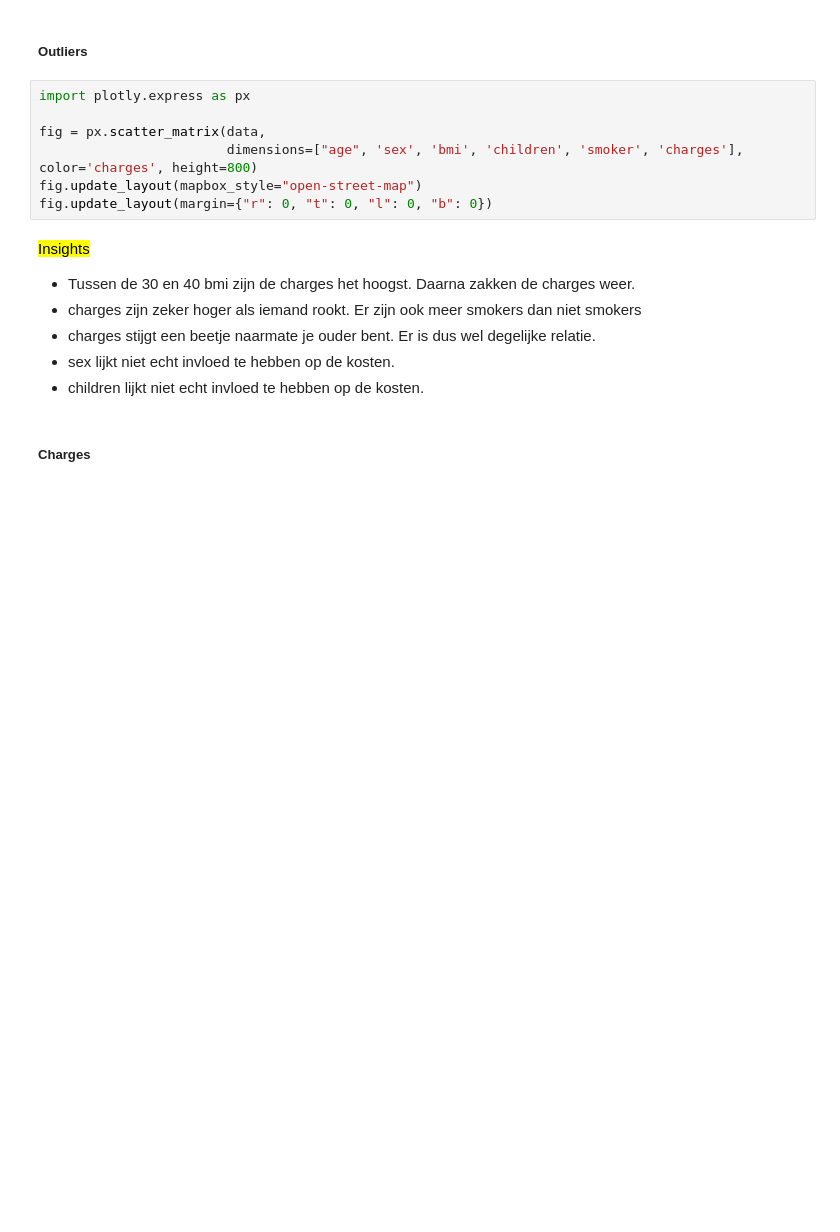
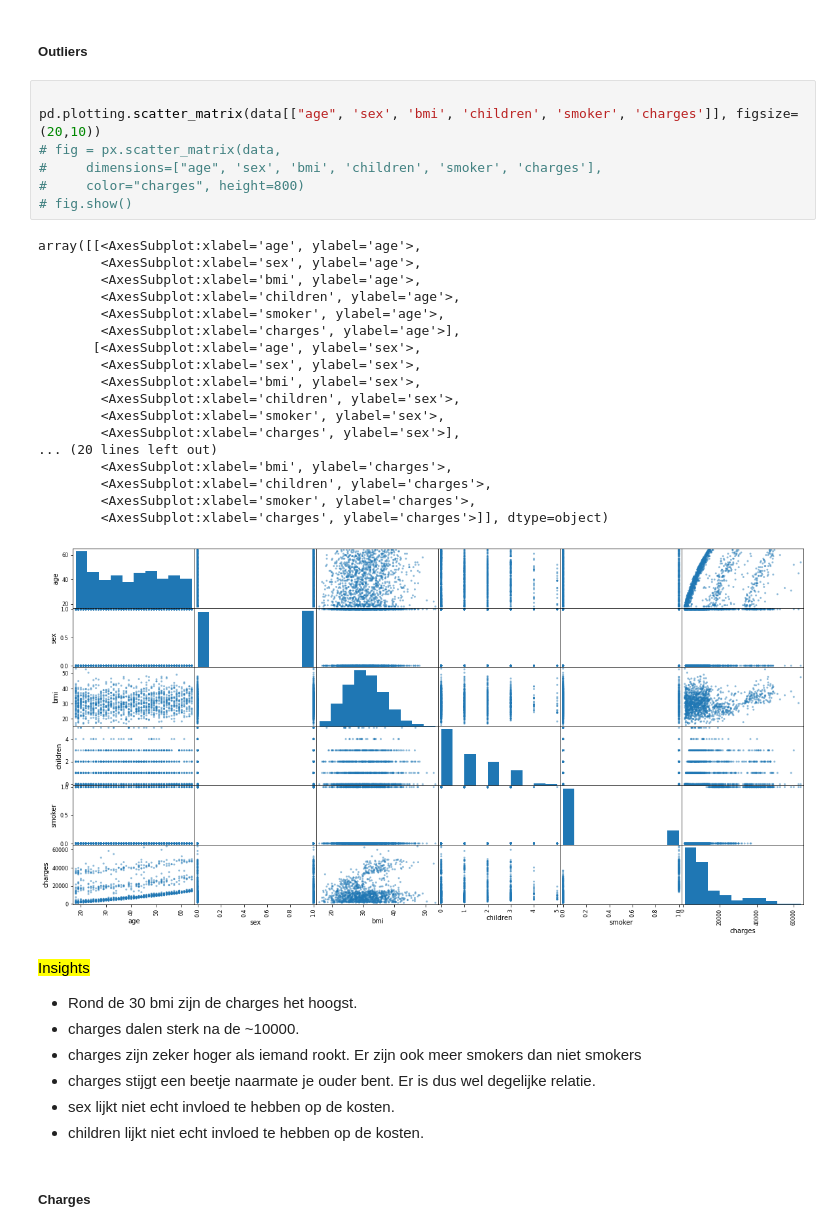
Before and after one commit to Mysurii/Minoi-AAI, a Jupyter notebook: Machine Learning/medical-cost.ipynb, the cells around one changed output. Saved outputs shown, nothing was run; the diff lists cells and outputs as text; blank space fills up the shorter version.

```diff
--- a/Machine Learning/medical-cost.ipynb
+++ b/Machine Learning/medical-cost.ipynb
@@ -187,16 +187,36 @@ data.head()
 # %% [markdown]
 ##### Outliers
 # %%
-import plotly.express as px
 
-fig = px.scatter_matrix(data,
-                        dimensions=["age", 'sex', 'bmi', 'children', 'smoker', 'charges'], color='charges', height=800)
-fig.update_layout(mapbox_style="open-street-map")
-fig.update_layout(margin={"r": 0, "t": 0, "l": 0, "b": 0})
+pd.plotting.scatter_matrix(data[["age", 'sex', 'bmi', 'children', 'smoker', 'charges']], figsize=(20,10))
+# fig = px.scatter_matrix(data,
+#     dimensions=["age", 'sex', 'bmi', 'children', 'smoker', 'charges'],
+#     color="charges", height=800)
+# fig.show()
+# %% [output]
+array([[<AxesSubplot:xlabel='age', ylabel='age'>,
+        <AxesSubplot:xlabel='sex', ylabel='age'>,
+        <AxesSubplot:xlabel='bmi', ylabel='age'>,
+        <AxesSubplot:xlabel='children', ylabel='age'>,
+        <AxesSubplot:xlabel='smoker', ylabel='age'>,
+        <AxesSubplot:xlabel='charges', ylabel='age'>],
+       [<AxesSubplot:xlabel='age', ylabel='sex'>,
+        <AxesSubplot:xlabel='sex', ylabel='sex'>,
+        <AxesSubplot:xlabel='bmi', ylabel='sex'>,
+        <AxesSubplot:xlabel='children', ylabel='sex'>,
+        <AxesSubplot:xlabel='smoker', ylabel='sex'>,
+        <AxesSubplot:xlabel='charges', ylabel='sex'>],
+... (20 lines left out)
+        <AxesSubplot:xlabel='bmi', ylabel='charges'>,
+        <AxesSubplot:xlabel='children', ylabel='charges'>,
+        <AxesSubplot:xlabel='smoker', ylabel='charges'>,
+        <AxesSubplot:xlabel='charges', ylabel='charges'>]], dtype=object)
+[figure, added]
 # %% [markdown]
 <mark>Insights<mark>
 
-- Tussen de 30 en 40 bmi zijn de charges het hoogst. Daarna zakken de charges weer.
+- Rond de 30 bmi zijn de charges het hoogst.
+- charges dalen sterk na de ~10000.
 - charges zijn zeker hoger als iemand rookt. Er zijn ook meer smokers dan niet smokers
 - charges stijgt een beetje naarmate je ouder bent. Er is dus wel degelijke relatie.
 - sex lijkt niet echt invloed te hebben op de kosten.
```
